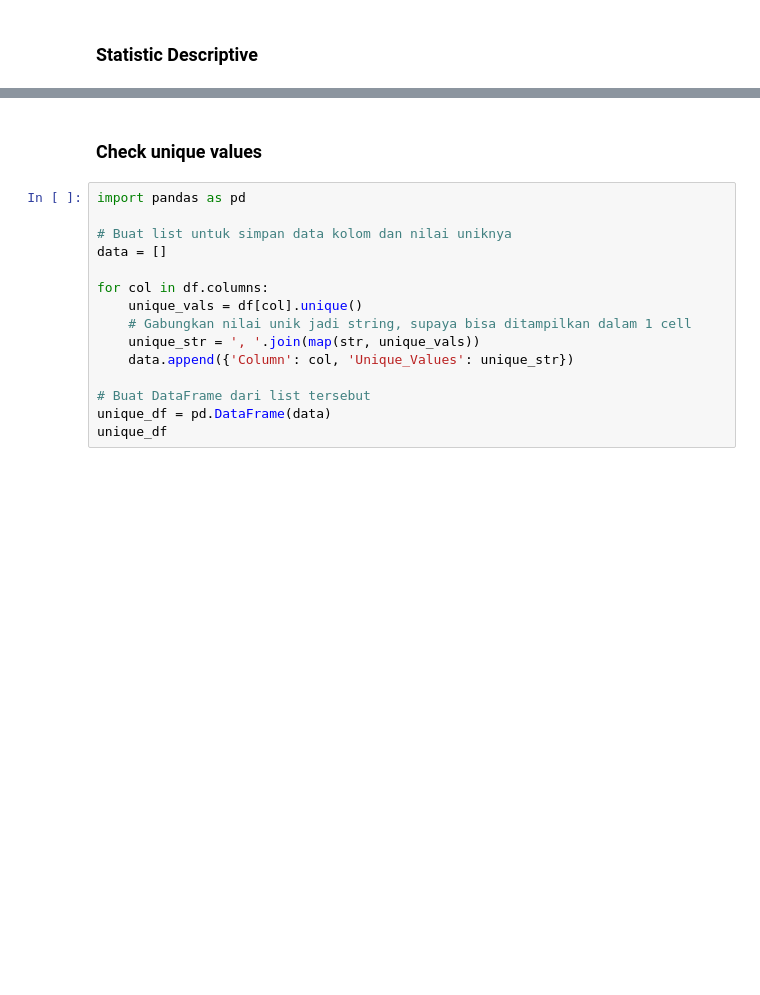
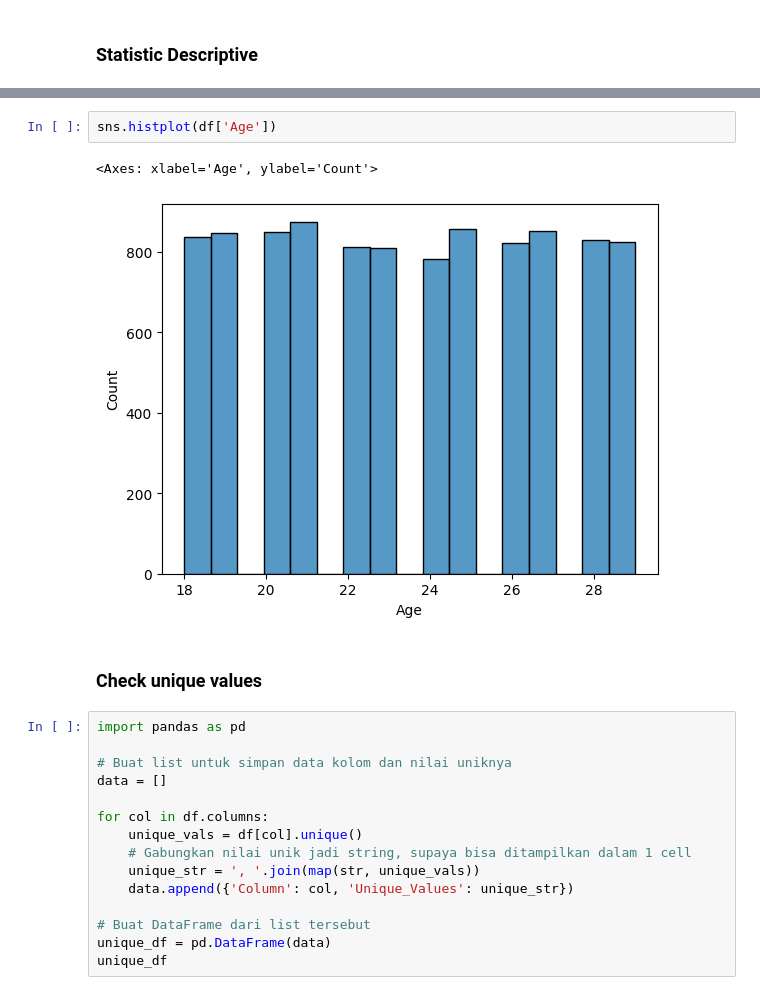
Before and after one commit to rahmahaisyah/student-grade-predictions, a Jupyter notebook: prediction_KNN.ipynb, the cells around one changed output, grey strips where cells are left out. Drawn from its saved outputs; the diff is of its cells as text; blank space fills up the shorter version.

```diff
--- a/prediction_KNN.ipynb
+++ b/prediction_KNN.ipynb
@@ -34,3 +104,8 @@ df.describe().transpose()
+# %%
+sns.histplot(df['Age'])
+# %% [output]
+<Axes: xlabel='Age', ylabel='Count'>
+[figure, added]
 # %% [markdown]
 ### Check unique values
 # %%
```
Also changed, not shown: parts of 35 cells of this notebook.
